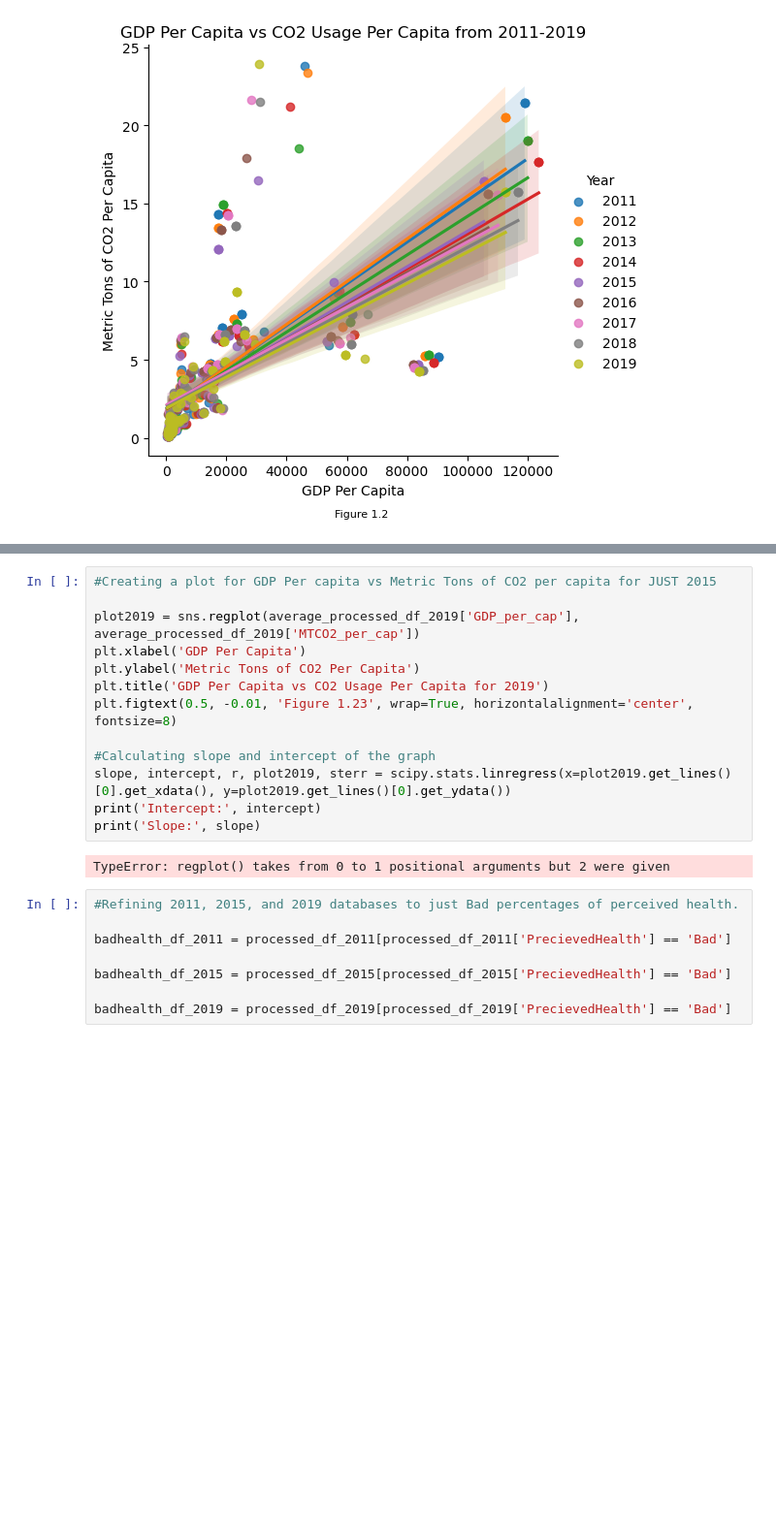
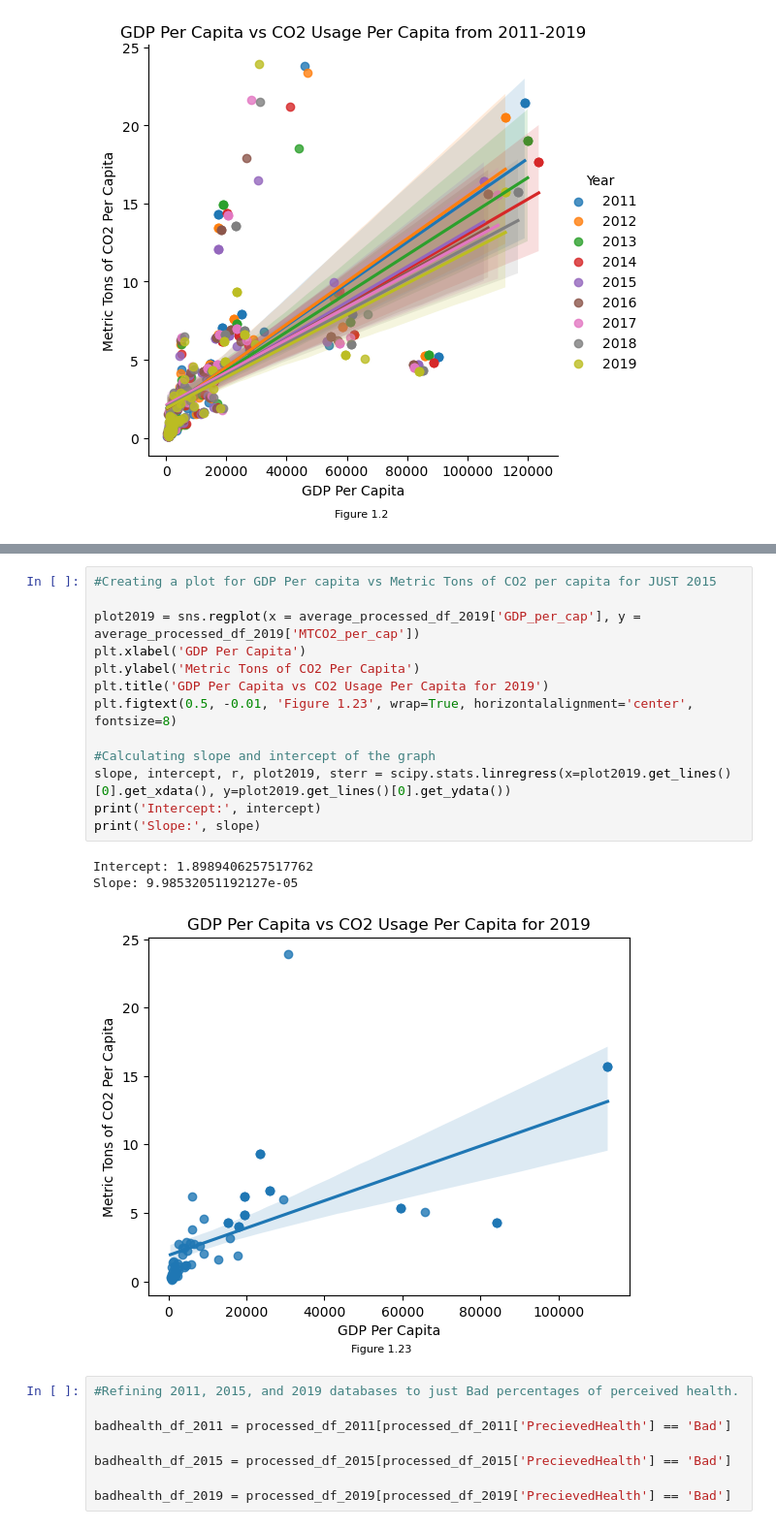
Before and after one commit to AtWillB/INST447-Final, a Jupyter notebook: analysis.ipynb, the cells around one changed output, grey strips where cells are left out. Shown: that part at 97% size. Cells and saved outputs as stored; diff of their text form; blank space fills up the shorter version.

```diff
--- a/analysis.ipynb
+++ b/analysis.ipynb
@@ -157,18 +161,20 @@ TypeError: regplot() takes from 0 to 1 positional arguments but 2 were given
 # %%
 #Creating a plot for GDP Per capita vs Metric Tons of CO2 per capita for JUST 2015
 
-plot2019 = sns.regplot(average_processed_df_2019['GDP_per_cap'], average_processed_df_2019['MTCO2_per_cap'])
+plot2019 = sns.regplot(x = average_processed_df_2019['GDP_per_cap'], y = average_processed_df_2019['MTCO2_per_cap'])
 plt.xlabel('GDP Per Capita')
 plt.ylabel('Metric Tons of CO2 Per Capita')
 plt.title('GDP Per Capita vs CO2 Usage Per Capita for 2019')
 plt.figtext(0.5, -0.01, 'Figure 1.23', wrap=True, horizontalalignment='center', fontsize=8)
 
 #Calculating slope and intercept of the graph
 slope, intercept, r, plot2019, sterr = scipy.stats.linregress(x=plot2019.get_lines()[0].get_xdata(), y=plot2019.get_lines()[0].get_ydata())
 print('Intercept:', intercept)
 print('Slope:', slope)
 # %% [output]
-TypeError: regplot() takes from 0 to 1 positional arguments but 2 were given
+Intercept: 1.8989406257517762
+Slope: 9.98532051192127e-05
+[figure, added]
 # %%
 #Refining 2011, 2015, and 2019 databases to just Bad percentages of perceived health.
 
```
Also changed, not shown: parts of 6 cells of this notebook.
